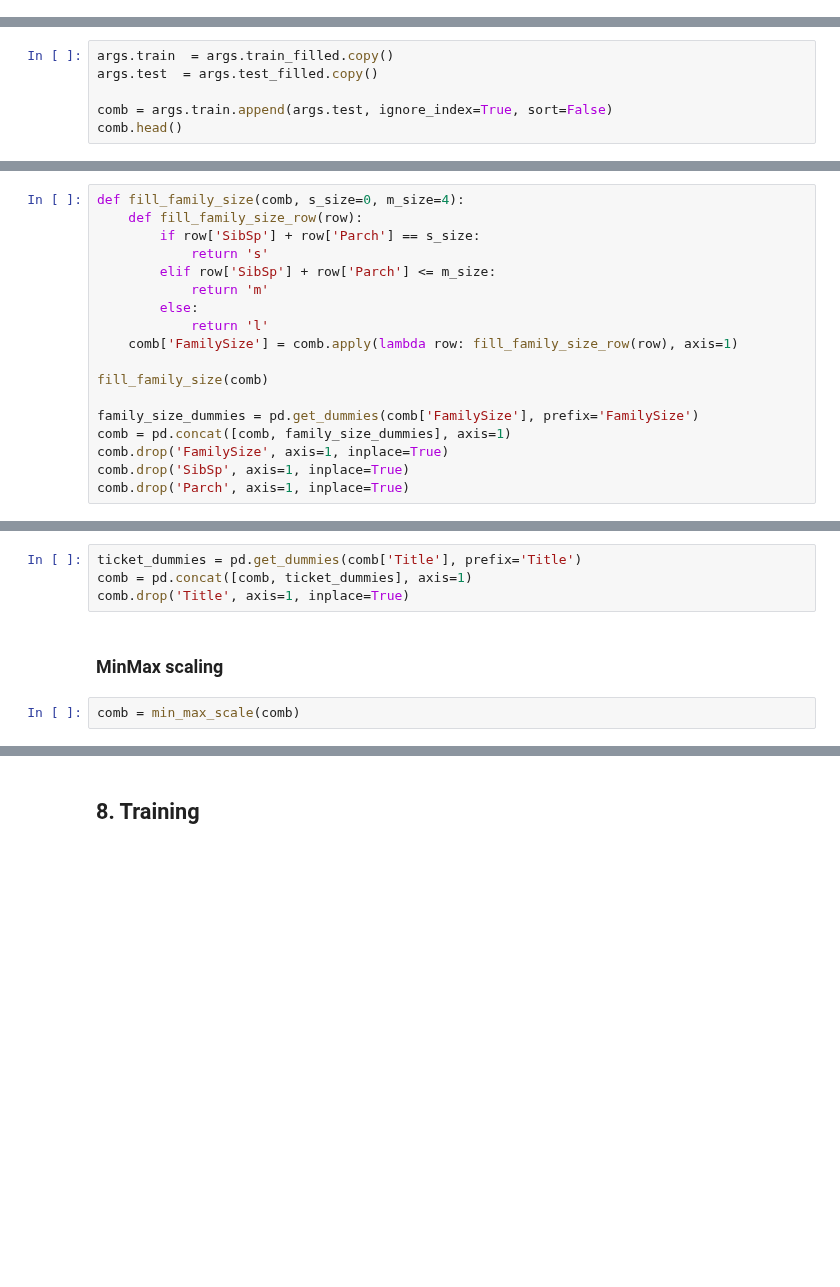
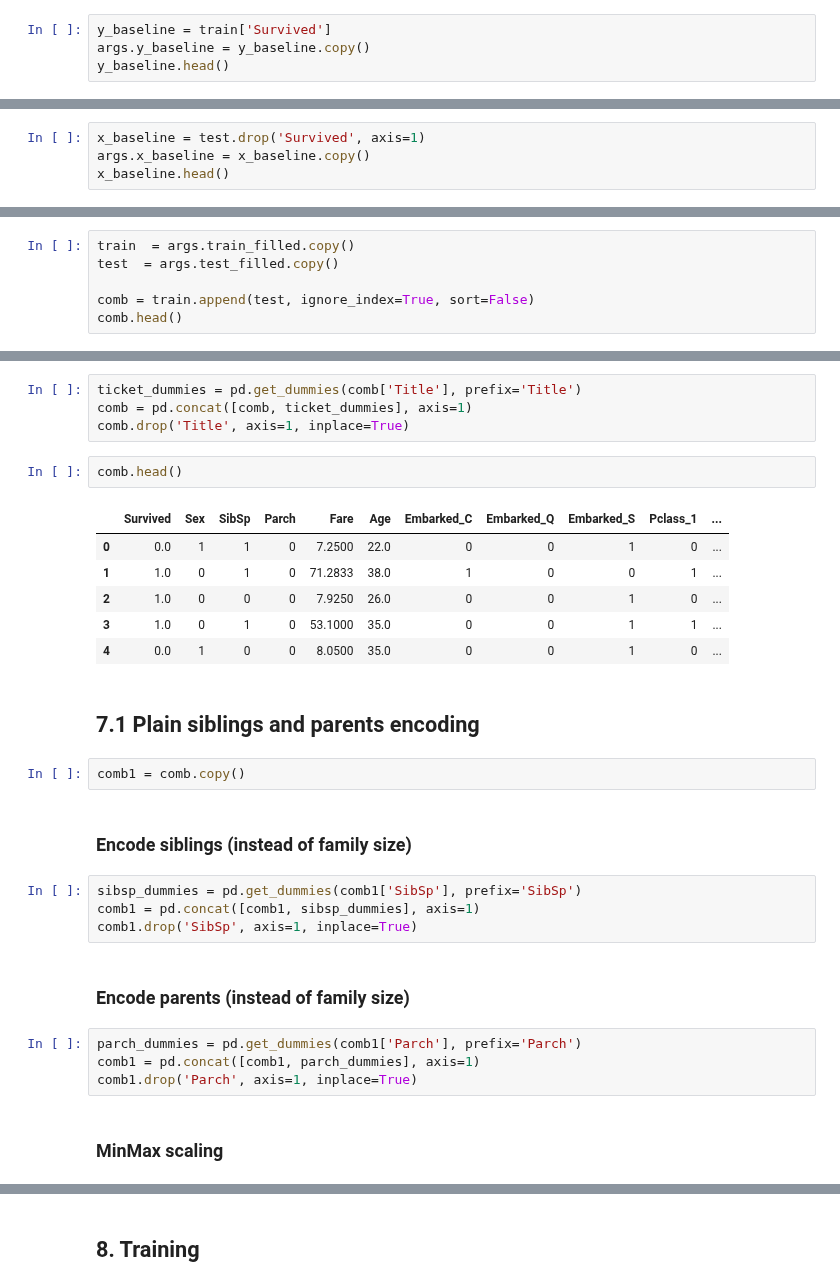
Before and after one commit to GlaIZier/titanic-prediction, a Jupyter notebook: notebooks/approach2.ipynb, the cells around one changed output, grey strips where cells are left out. Saved outputs shown, nothing was run; the diff lists cells and outputs as text; blank space fills up the shorter version.

```diff
--- a/notebooks/approach2.ipynb
+++ b/notebooks/approach2.ipynb
@@ -298,0 +290,4 @@ splits = 5
+# %%
+y_baseline = train['Survived']
+args.y_baseline = y_baseline.copy()
+y_baseline.head()
@@ -298,0 +301,4 @@ splits = 5
+# %%
+x_baseline = test.drop('Survived', axis=1)
+args.x_baseline = x_baseline.copy()
+x_baseline.head()
@@ -528,10 +520,10 @@ Saved file: titanic-approach2-baseline-xgboost.csv
 # %% [markdown]
 ## 7. Thorough feature engineering to improve the model's accuracy
 # %%
-args.train  = args.train_filled.copy()
-args.test  = args.test_filled.copy()
+train  = args.train_filled.copy()
+test  = args.test_filled.copy()
 
-comb = args.train.append(args.test, ignore_index=True, sort=False)
+comb = train.append(test, ignore_index=True, sort=False)
 comb.head()
 # %% [output]
 |  | PassengerId | Survived | Pclass | Name | Sex | Age | SibSp | Parch | Ticket | Fare | ... |
@@ -595,21 +585,3 @@ fill_age_median(comb)
-# %%
-def fill_family_size(comb, s_size=0, m_size=4):
-    def fill_family_size_row(row):
-        if row['SibSp'] + row['Parch'] == s_size:
-            return 's'
-        elif row['SibSp'] + row['Parch'] <= m_size:
-            return 'm'
-        else:
-            return 'l'
-    comb['FamilySize'] = comb.apply(lambda row: fill_family_size_row(row), axis=1)
-
-fill_family_size(comb)
-
-family_size_dummies = pd.get_dummies(comb['FamilySize'], prefix='FamilySize')
-comb = pd.concat([comb, family_size_dummies], axis=1)
-comb.drop('FamilySize', axis=1, inplace=True)
-comb.drop('SibSp', axis=1, inplace=True)
-comb.drop('Parch', axis=1, inplace=True)
 # %% [markdown]
 ### Remove PassengerId
 # %%
@@ -664,7 +624,30 @@ comb.drop('Ticket', axis=1, inplace=True)
 ticket_dummies = pd.get_dummies(comb['Title'], prefix='Title')
 comb = pd.concat([comb, ticket_dummies], axis=1)
 comb.drop('Title', axis=1, inplace=True)
+# %%
+comb.head()
+# %% [output]
+|  | Survived | Sex | SibSp | Parch | Fare | Age | Embarked_C | Embarked_Q | Embarked_S | Pclass_1 | ... |
+| 0 | 0.0 | 1 | 1 | 0 | 7.2500 | 22.0 | 0 | 0 | 1 | 0 | ... |
+| 1 | 1.0 | 0 | 1 | 0 | 71.2833 | 38.0 | 1 | 0 | 0 | 1 | ... |
+| 2 | 1.0 | 0 | 0 | 0 | 7.9250 | 26.0 | 0 | 0 | 1 | 0 | ... |
+| 3 | 1.0 | 0 | 1 | 0 | 53.1000 | 35.0 | 0 | 0 | 1 | 1 | ... |
+| 4 | 0.0 | 1 | 0 | 0 | 8.0500 | 35.0 | 0 | 0 | 1 | 0 | ... |
+# %% [markdown]
+## 7.1 Plain siblings and parents encoding
+# %%
+comb1 = comb.copy()
+# %% [markdown]
+### Encode siblings (instead of family size)
+# %%
+sibsp_dummies = pd.get_dummies(comb1['SibSp'], prefix='SibSp')
+comb1 = pd.concat([comb1, sibsp_dummies], axis=1)
+comb1.drop('SibSp', axis=1, inplace=True)
+# %% [markdown]
+### Encode parents (instead of family size)
+# %%
+parch_dummies = pd.get_dummies(comb1['Parch'], prefix='Parch')
+comb1 = pd.concat([comb1, parch_dummies], axis=1)
+comb1.drop('Parch', axis=1, inplace=True)
 # %% [markdown]
 ### MinMax scaling
-# %%
-comb = min_max_scale(comb)
```
Also changed, not shown: parts of 64 cells of this notebook.
